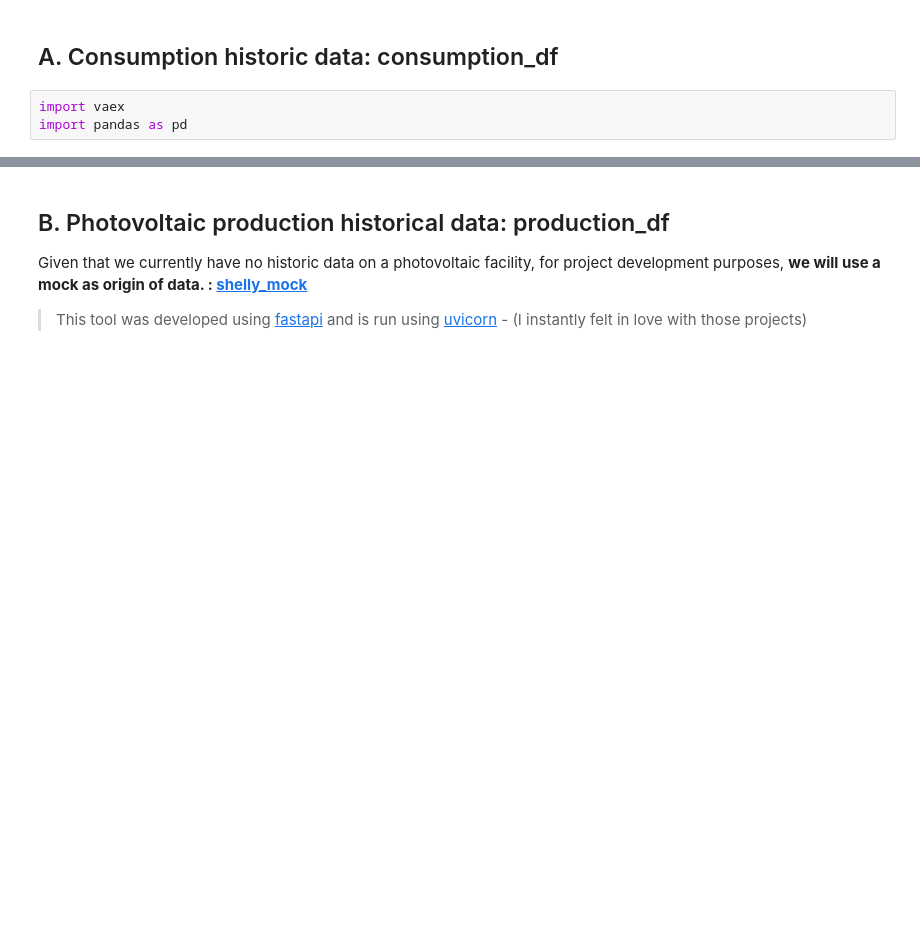
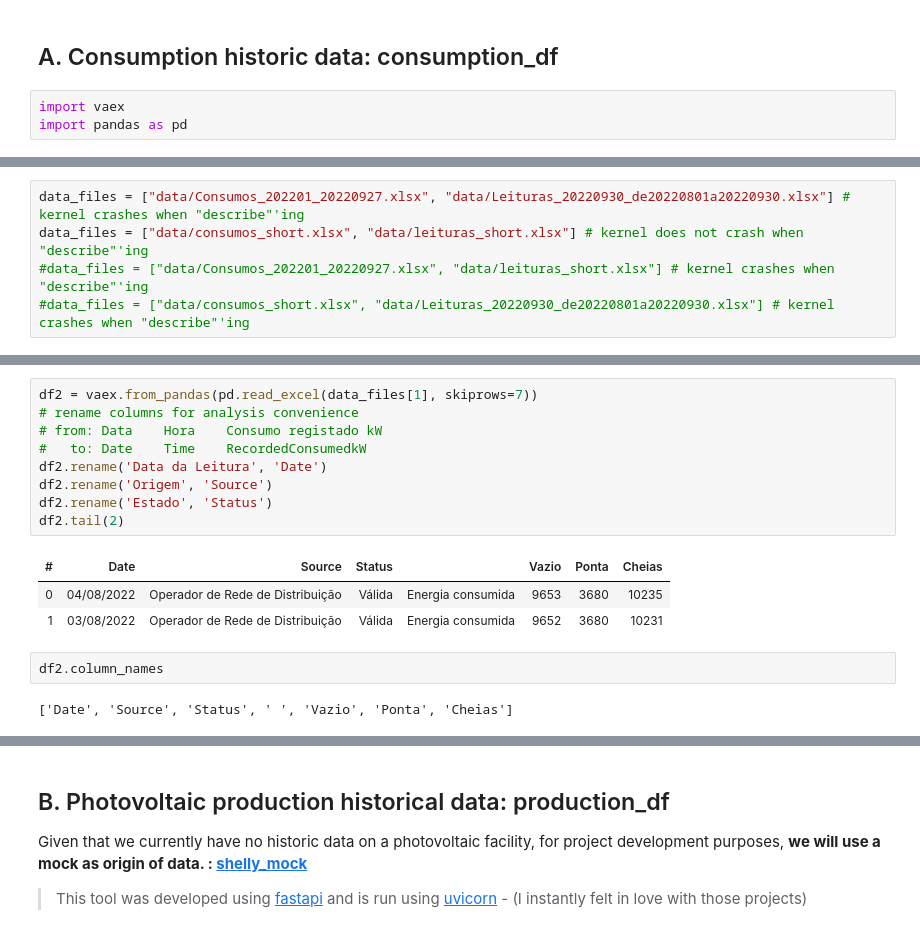
Before and after one commit to hugobertini-ds/photovoltaicperformance, a Jupyter notebook: PhotovoltaicPerformance_v01.ipynb, the cells around one changed output, grey strips where cells are left out. Saved outputs shown, nothing was run; the diff lists cells and outputs as text; blank space fills up the shorter version.

```diff
--- a/PhotovoltaicPerformance_v01.ipynb
+++ b/PhotovoltaicPerformance_v01.ipynb
@@ -468,0 +467,5 @@ df1.describe()
+# %%
+data_files = ["data/Consumos_202201_20220927.xlsx", "data/Leituras_20220930_de20220801a20220930.xlsx"] # kernel crashes when "describe"'ing
+data_files = ["data/consumos_short.xlsx", "data/leituras_short.xlsx"] # kernel does not crash when "describe"'ing
+#data_files = ["data/Consumos_202201_20220927.xlsx", "data/leituras_short.xlsx"] # kernel crashes when "describe"'ing
+#data_files = ["data/consumos_short.xlsx", "data/Leituras_20220930_de20220801a20220930.xlsx"] # kernel crashes when "describe"'ing
@@ -468,0 +485,17 @@ df1.describe()
+# %%
+df2 = vaex.from_pandas(pd.read_excel(data_files[1], skiprows=7))
+# rename columns for analysis convenience
+# from: Data 	Hora 	Consumo registado kW
+#   to: Date 	Time 	RecordedConsumedkW
+df2.rename('Data da Leitura', 'Date')
+df2.rename('Origem', 'Source')
+df2.rename('Estado', 'Status')
+df2.tail(2)
+# %% [output]
+| # | Date | Source | Status |  | Vazio | Ponta | Cheias |
+| 0 | 04/08/2022 | Operador de Rede de Distribuição | Válida | Energia consumida | 9653 | 3680 | 10235 |
+| 1 | 03/08/2022 | Operador de Rede de Distribuição | Válida | Energia consumida | 9652 | 3680 | 10231 |
+# %%
+df2.column_names
+# %% [output]
+['Date', 'Source', 'Status', ' ', 'Vazio', 'Ponta', 'Cheias']
```
Also changed, not shown: parts of 20 cells of this notebook, 2 other files.
